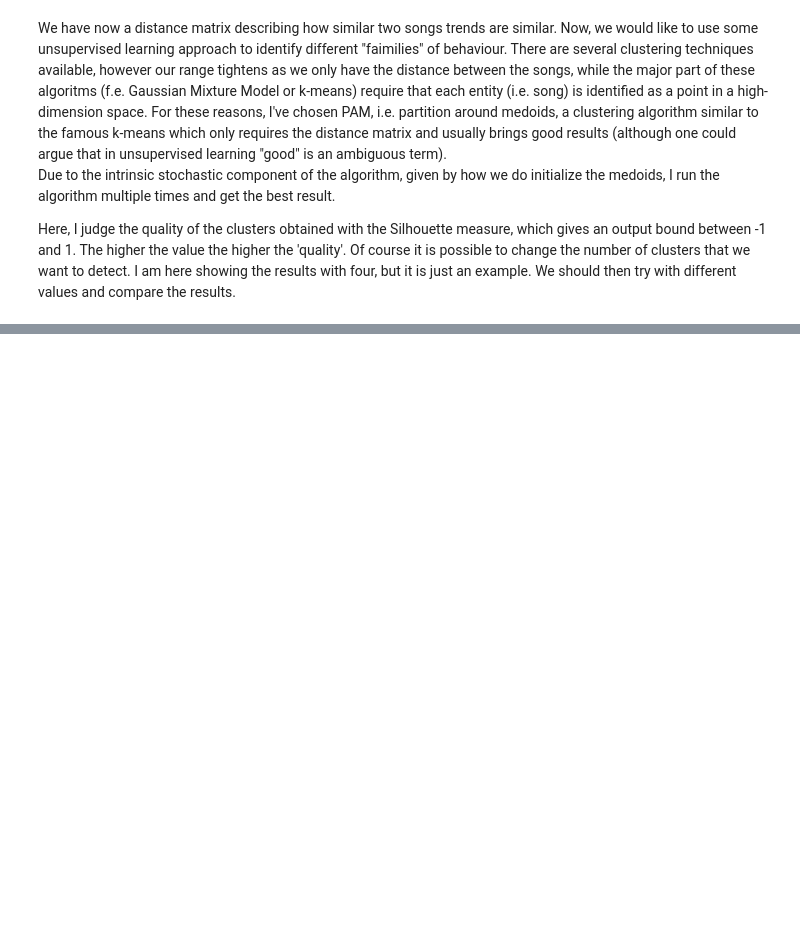
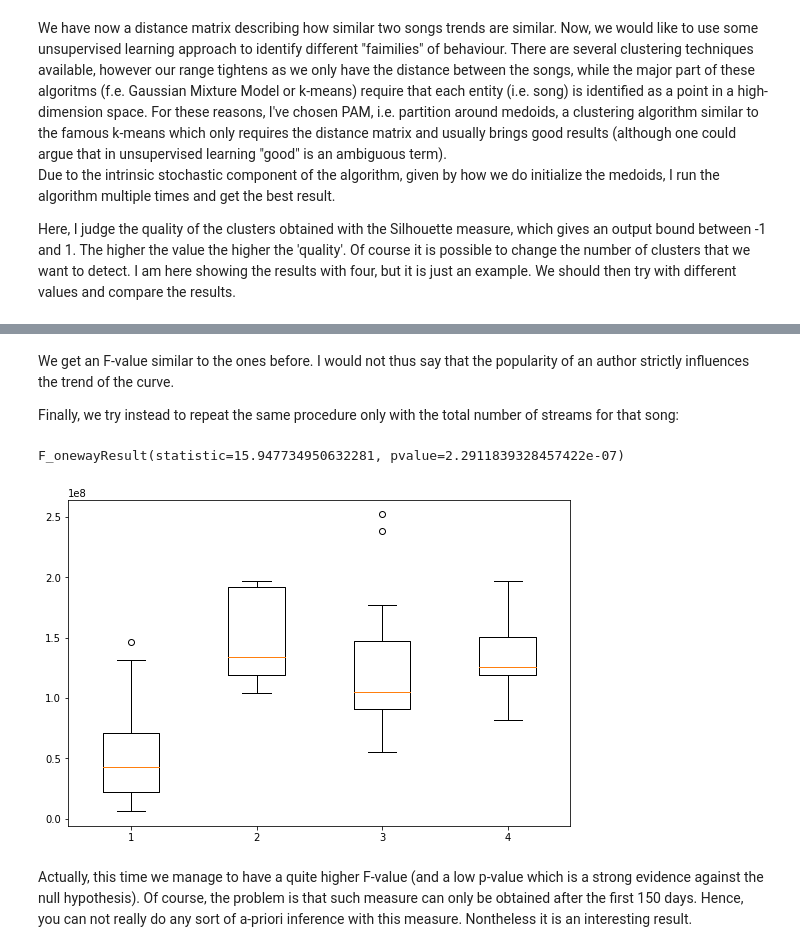
Before and after one commit to andrearama/spotifytrend, a Jupyter notebook: main_notebook.ipynb, the cells around one changed output, grey strips where cells are left out. Cells and saved outputs as stored; diff of their text form; code cells hidden in the pictures; blank space fills up the shorter version.

```diff
--- a/main_notebook.ipynb
+++ b/main_notebook.ipynb
@@ -347,0 +466,37 @@ for cluster_index in range(0,n_cluster):
+# %% [markdown]
+We get an F-value similar to the ones before. I would not thus say that the popularity of an author strictly influences the trend of the curve.
+
+Finally, we try instead to repeat the same procedure only with the total number of streams for that song:
+# %%
+from itertools import compress
+
+#Get all the trends:
+songs_curve = []
+for name in us_unique_song:
+    trend = get_streams_and_position(name, stream_num, pos_num)
+    v =standardize_serie(trend, normalize = False )
+    songs_curve.append(v)
+
+tot_streams = [sum(x) for x in songs_curve]
+
+k1 = list(compress(tot_streams, mm==0))
+k2 = list(compress(tot_streams, mm==1))
+k3 = list(compress(tot_streams, mm==2))
+k4 = list(compress(tot_streams, mm==3))
+print(f_oneway(k1,k2,k3,k4))
+
+data_plot = [k1,k2,k3,k4]
+
+fig = plt.figure(1, figsize=(9, 6))
+
+# Create an axes instance
+ax = fig.add_subplot(111)
+
+# Create the boxplot
+bp = ax.boxplot(data_plot)
+plt.show()
+# %% [output]
+F_onewayResult(statistic=15.947734950632281, pvalue=2.2911839328457422e-07)
+[figure, added]
+# %% [markdown]
+Actually, this time we manage to have a quite higher F-value (and a low p-value which is a strong evidence against the null hypothesis). Of course, the problem is that such measure can only be obtained after the first 150 days. Hence, you can not really do any sort of a-priori inference with this measure. Nontheless it is an interesting result.
```
Also changed, not shown: parts of 10 cells of this notebook, 1 other file.
